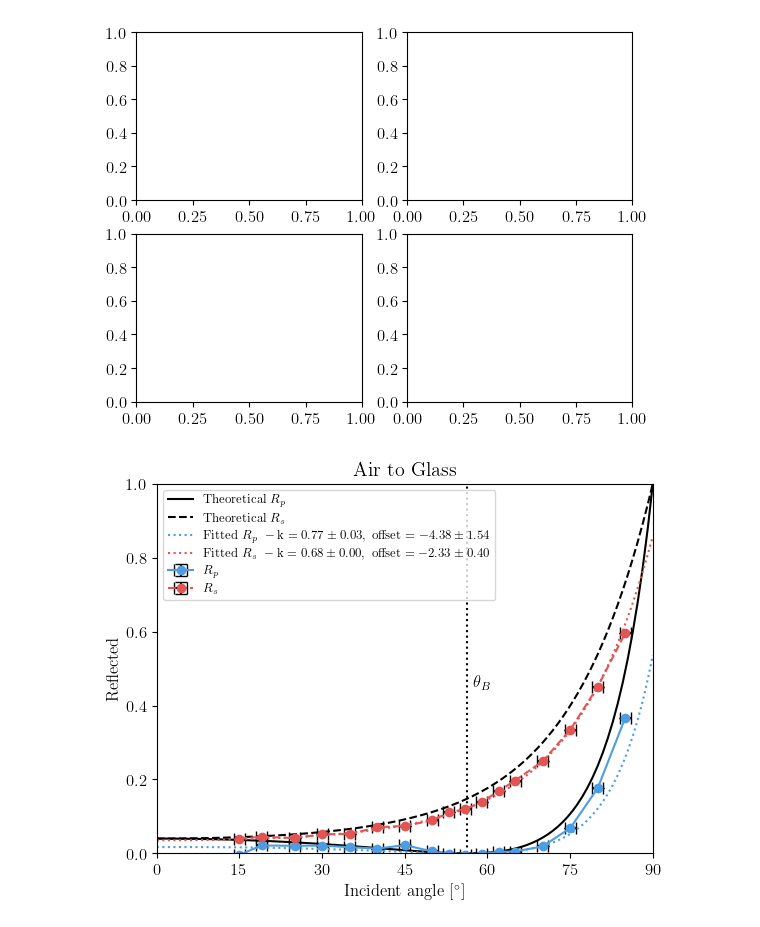
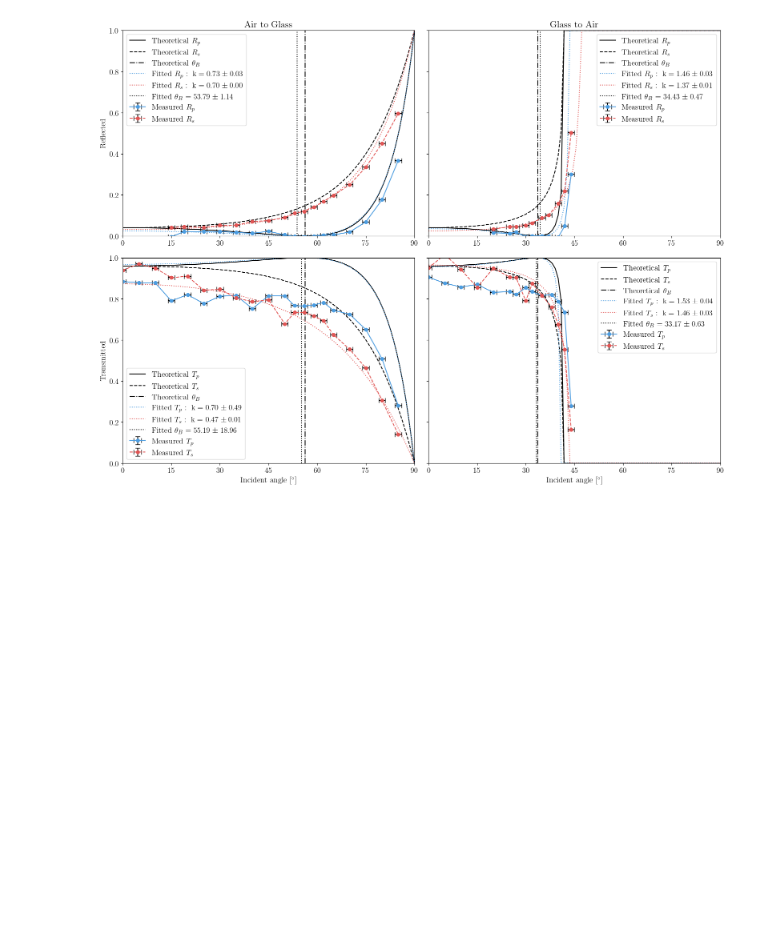
Before and after one commit to AsMoeBoe/eksperimentel-fysik, a Jupyter notebook: FresnelRelationsDay2.ipynb, the cells around one changed output. Drawn from its saved outputs; the diff is of its cells as text; code cells hidden in the pictures; blank space fills up the shorter version.

```diff
--- a/FresnelRelationsDay2.ipynb
+++ b/FresnelRelationsDay2.ipynb
@@ -2,12 +2,12 @@
 import numpy as np
 import matplotlib.pyplot as plt
 from uncertainties import ufloat
-from scipy.optimize import curve_fit
+from scipy.optimize import curve_fit, minimize
 
 plt.rcParams['text.usetex'] = True
 plt.rcParams['font.family'] = 'serif'
 plt.rcParams['font.serif'] = 'Computer Modern Roman'
-plt.rcParams['font.size'] = 12.0
+plt.rcParams['font.size'] = 14.0
 # %%
 p_color = "#4D9DE0"
 s_color = "#E15554"
@@ -199,15 +193,15 @@ glass_to_air_transmitted_filename = "Data4"
 # %%
 measurement1 = Measurement(air_to_glass_reflected_filename, True, True)
 measurement2 = Measurement(glass_to_air_reflected_filename, True, False)
 measurement3 = Measurement(air_to_glass_transmitted_filename, False, True)
 measurement4 = Measurement(glass_to_air_transmitted_filename, False, False)
 
-fig, ax = plt.subplots(2, 2)
+fig, ax = plt.subplots(2, 2, figsize=(16, 12), sharey=True)
 
-measurement1.plot(ax[0][0])
-measurement2.plot(ax[0][1])
-measurement3.plot(ax[1][0])
-measurement4.plot(ax[1][1])
+measurement1.plot(ax[0][0], x_axis_label=False)
+measurement2.plot(ax[0][1], y_axis_label=False, x_axis_label=False)
+measurement3.plot(ax[1][0], False)
+measurement4.plot(ax[1][1], False, False)
+fig.tight_layout()
 # %% [output]
-[figure, old version]
+[figure, new version]
-[figure, removed]
```
Also changed, not shown: parts of 2 cells of this notebook, 1 other file.
